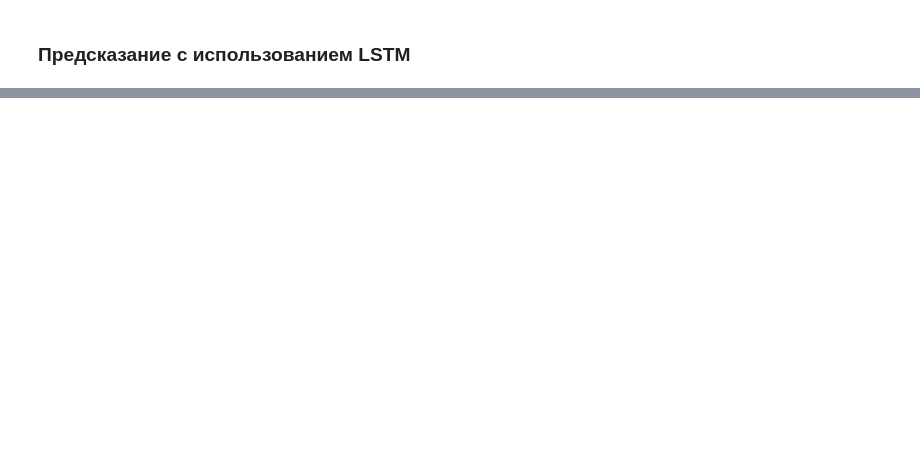
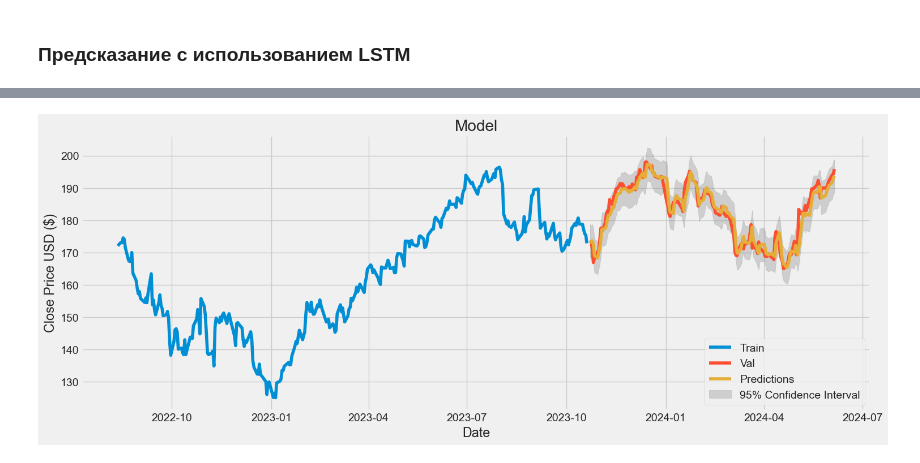
Before and after one commit to golubnichiy/big_data_05_24, a Jupyter notebook: day_17.ipynb, the cells around one changed output, grey strips where cells are left out. Cells and saved outputs as stored; diff of their text form; code cells hidden in the pictures; blank space fills up the shorter version.

```diff
--- a/day_17.ipynb
+++ b/day_17.ipynb
@@ -436,0 +420,24 @@ See the caveats in the documentation: https://pandas.pydata.org/pandas-docs/stab
+# %%
+# Вычисление MSE и доверительного интервала
+mse = np.mean((predictions - y_test) ** 2)
+std_dev = np.sqrt(mse)
+conf_interval = 1.96 * std_dev
+
+# Создание DataFrame для отображения данных
+train = data[:training_data_len]
+valid = data[training_data_len:]
+valid['Predictions'] = predictions
+valid['Upper Bound'] = predictions + conf_interval
+valid['Lower Bound'] = predictions - conf_interval
+
+# Построение графика с доверительным интервалом
+plt.figure(figsize=(16,6))
+plt.title('Model')
+plt.xlabel('Date')
+plt.ylabel('Close Price USD ($)')
+plt.plot(train['Close'])
+plt.plot(valid['Close'], label='Val')
+plt.plot(valid['Predictions'], label='Predictions')
+plt.fill_between(valid.index, valid['Lower Bound'], valid['Upper Bound'], color='gray', alpha=0.3)
+plt.legend(['Train', 'Val', 'Predictions', '95% Confidence Interval'], loc='lower right')
+plt.show()
@@ -436,0 +461,14 @@ See the caveats in the documentation: https://pandas.pydata.org/pandas-docs/stab
+# %%
+# Построение графика с доверительным интервалом
+plt.figure(figsize=(16,6))
+plt.title('Model')
+plt.xlabel('Date')
+plt.ylabel('Close Price USD ($)')
+plt.plot(train['Close'][-300:])
+plt.plot(valid['Close'], label='Val')
+plt.plot(valid['Predictions'], label='Predictions')
+plt.fill_between(valid.index, valid['Lower Bound'], valid['Upper Bound'], color='gray', alpha=0.3)
+plt.legend(['Train', 'Val', 'Predictions', '95% Confidence Interval'], loc='lower right')
+plt.show()
+# %% [output]
+[figure, added]
```
Also changed, not shown: parts of 15 cells of this notebook, 1 other file.
